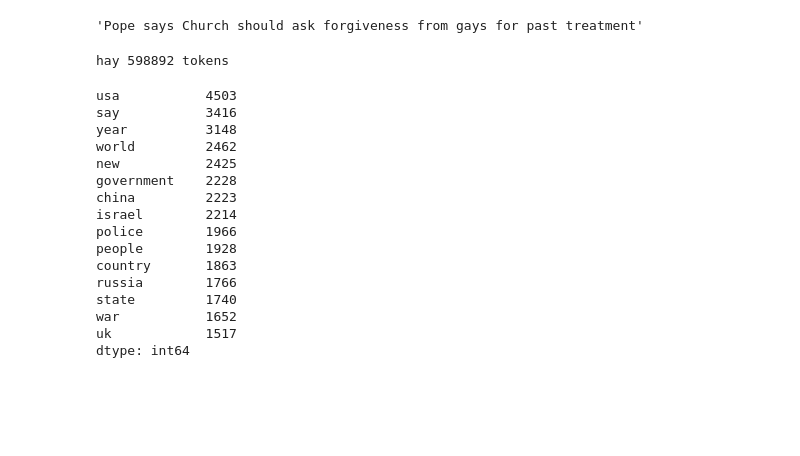
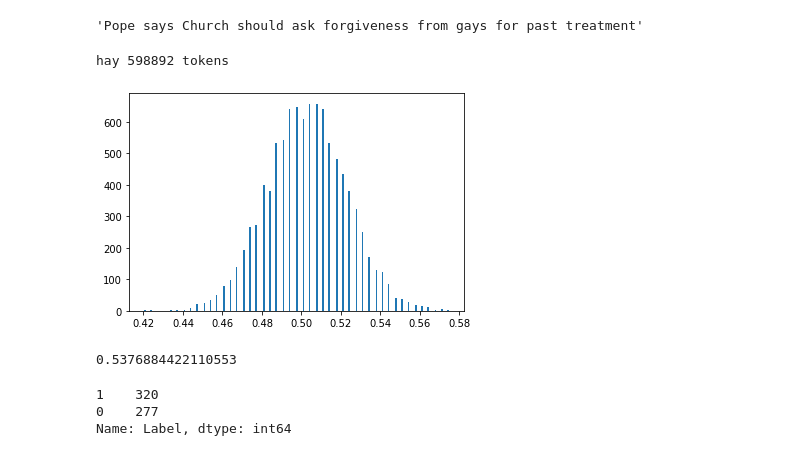
Before and after one commit to jjiguaran/text_mining, a Jupyter notebook: individual_versions/Topics_noticias_reddit_rodri.ipynb, the cells around one changed output. Drawn from its saved outputs; the diff is of its cells as text; code cells hidden in the pictures; blank space fills up the shorter version.

```diff
--- a/individual_versions/Topics_noticias_reddit_rodri.ipynb
+++ b/individual_versions/Topics_noticias_reddit_rodri.ipynb
@@ -185,22 +221,5 @@ display(RedditNews[RedditNews['News'].str.contains(' says ')].reset_index().iloc
 lemacorpus = [lemmatizer.lemmatize(word) for word in corpus.split(" ")]
 tokens = re.split(r"\W+"," ".join(lemacorpus))
 print("hay",len(tokens),"tokens")
-pd.Series(tokens).value_counts().head(15)
 # %% [output]
 hay 598892 tokens
-usa           4503
-say           3416
-year          3148
-world         2462
-new           2425
-government    2228
-china         2223
-israel        2214
-police        1966
-people        1928
-country       1863
-russia        1766
-state         1740
-war           1652
-uk            1517
-dtype: int64
@@ -206,0 +233,25 @@ dtype: int64
+# %%
+from sklearn.utils import shuffle
+import matplotlib.pyplot as plt
+x =Combinedtest.drop(["Label"],axis=1)
+y = Combinedtest["Label"]
+scores=[]
+for i in range(10000):
+    x_train, x_test, y_train, y_test = train_test_split(x, y, test_size=0.3,stratify = y)
+    scores.append(accuracy_score(y_test,shuffle(y_test)))
+plt.hist(scores,bins=200)
+plt.show()
+# %% [output]
+[figure, added]
+# %%
+scores.sort()
+scores[9500]
+# %% [output]
+0.5376884422110553
+# %%
+x_train, x_test, y_train, y_test = train_test_split(x, y, test_size=0.3,stratify = y)
+y_test.value_counts()
+# %% [output]
+1    320
+0    277
+Name: Label, dtype: int64
```
Also changed, not shown: parts of 12 cells of this notebook.
